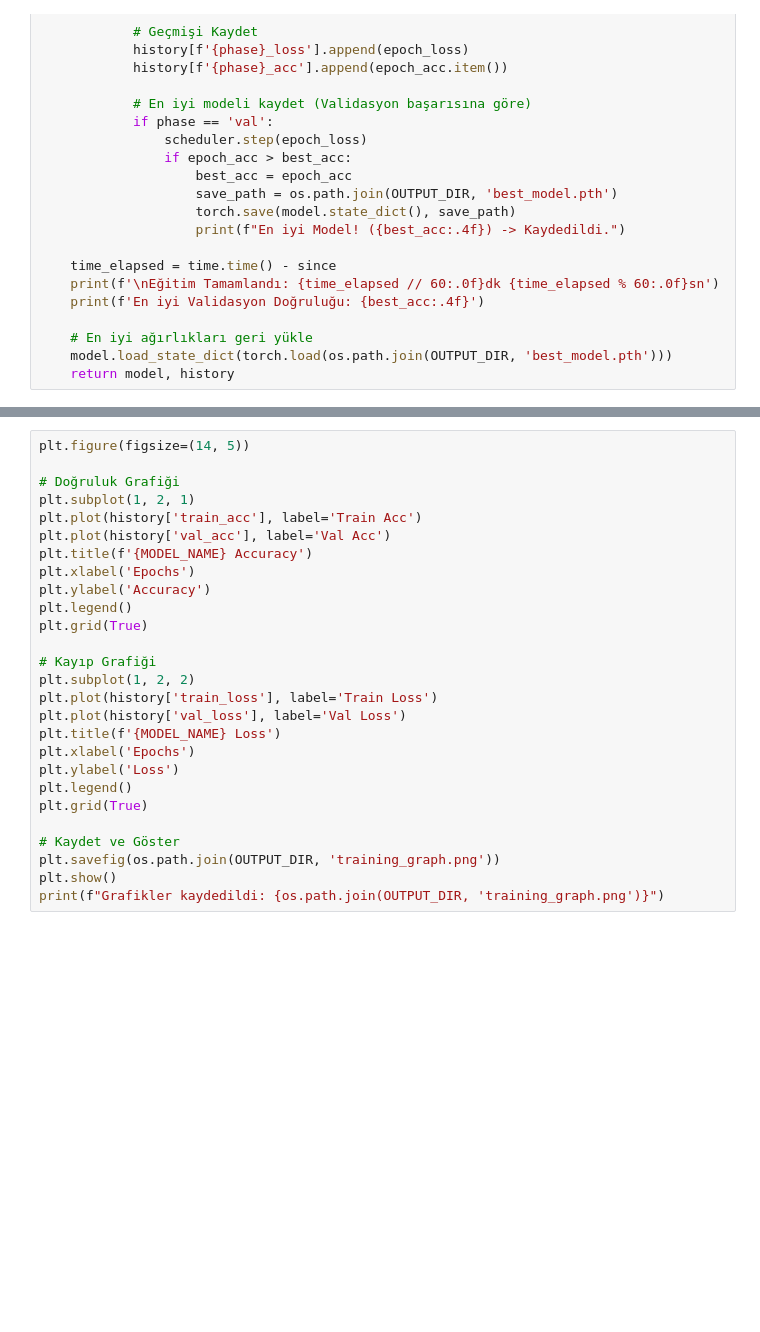
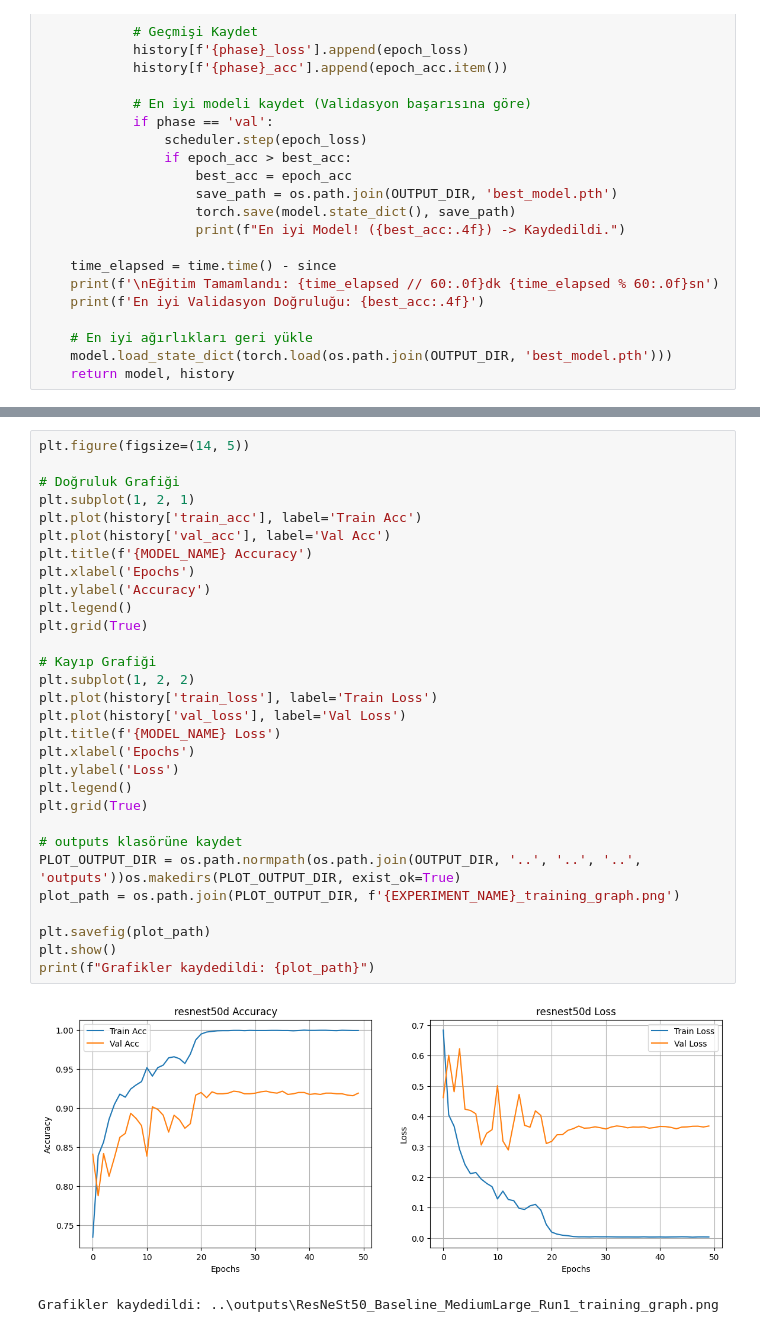
Before and after one commit to ofarukgunay/Gastroenterology-CNN-Comparison, a Jupyter notebook: ResNeSt/01_ResNeSt50_Training.ipynb, the cells around one changed output, grey strips where cells are left out. Saved outputs shown, nothing was run; the diff lists cells and outputs as text; blank space fills up the shorter version.

Commit message:
fix(notebooks): görüntü kaydetme hataları

```diff
--- a/ResNeSt/01_ResNeSt50_Training.ipynb
+++ b/ResNeSt/01_ResNeSt50_Training.ipynb
@@ -228,30 +242,36 @@ KeyboardInterrupt:
 # %%
 plt.figure(figsize=(14, 5))
 
 # Doğruluk Grafiği
 plt.subplot(1, 2, 1)
 plt.plot(history['train_acc'], label='Train Acc')
 plt.plot(history['val_acc'], label='Val Acc')
 plt.title(f'{MODEL_NAME} Accuracy')
 plt.xlabel('Epochs')
 plt.ylabel('Accuracy')
 plt.legend()
 plt.grid(True)
 
 # Kayıp Grafiği
 plt.subplot(1, 2, 2)
 plt.plot(history['train_loss'], label='Train Loss')
 plt.plot(history['val_loss'], label='Val Loss')
 plt.title(f'{MODEL_NAME} Loss')
 plt.xlabel('Epochs')
 plt.ylabel('Loss')
 plt.legend()
 plt.grid(True)
 
-# Kaydet ve Göster
-plt.savefig(os.path.join(OUTPUT_DIR, 'training_graph.png'))
+# outputs klasörüne kaydet
+PLOT_OUTPUT_DIR = os.path.normpath(os.path.join(OUTPUT_DIR, '..', '..', '..', 'outputs'))os.makedirs(PLOT_OUTPUT_DIR, exist_ok=True)
+plot_path = os.path.join(PLOT_OUTPUT_DIR, f'{EXPERIMENT_NAME}_training_graph.png')
+
+plt.savefig(plot_path)
 plt.show()
-print(f"Grafikler kaydedildi: {os.path.join(OUTPUT_DIR, 'training_graph.png')}")
+print(f"Grafikler kaydedildi: {plot_path}")
+# %% [output]
+[figure, added]
+Grafikler kaydedildi: ..\outputs\ResNeSt50_Baseline_MediumLarge_Run1_training_graph.png
 # %%
 print("\nTEST SETİ DEĞERLENDİRMESİ")
 
```
Also changed, not shown: parts of 2 cells of this notebook, 25 other files.
